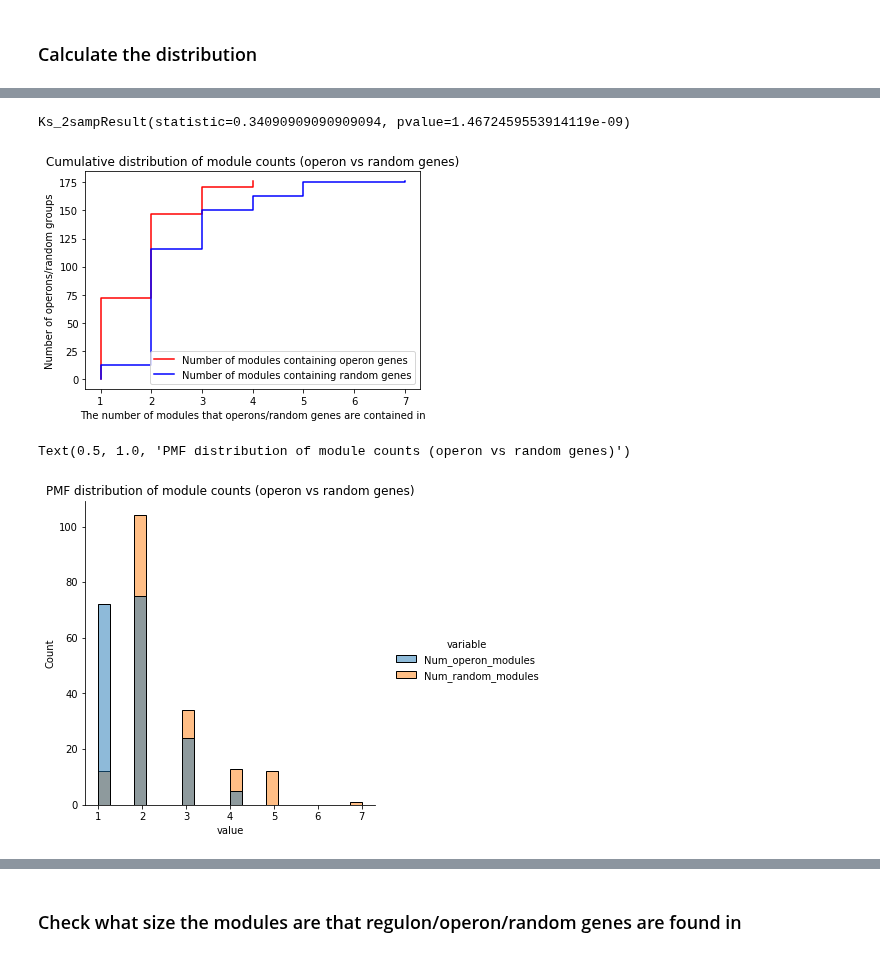
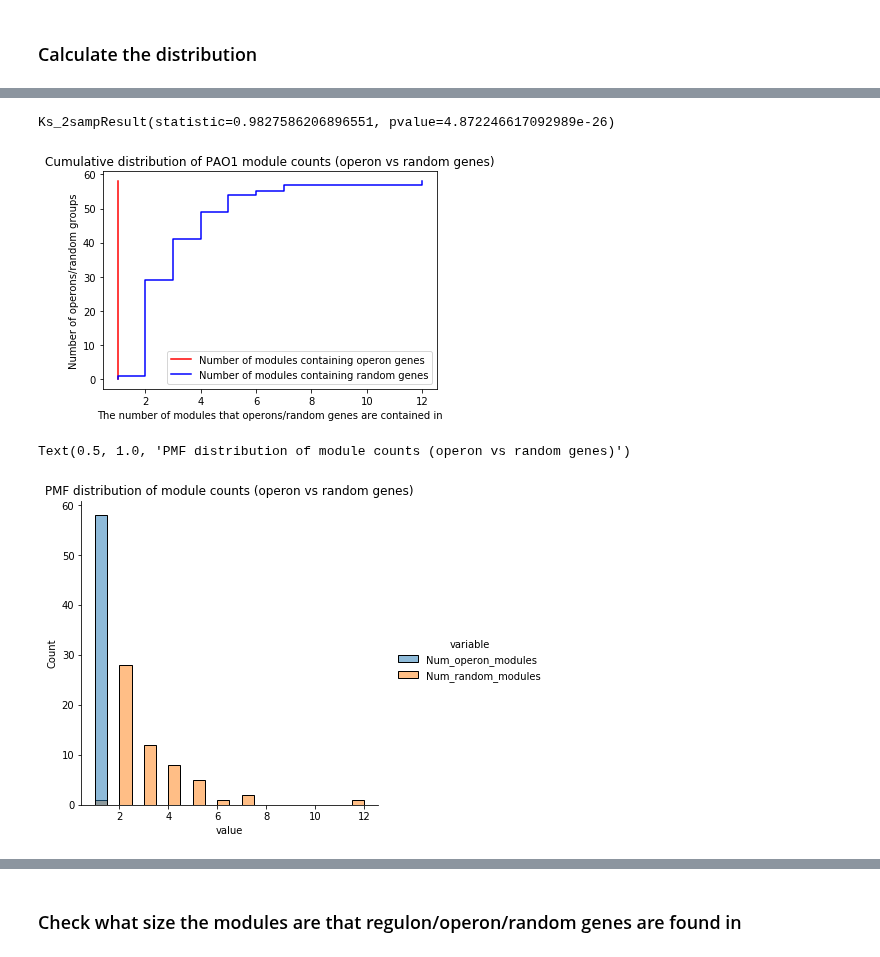
Before and after one commit to greenelab/core-accessory-interactome, a Jupyter notebook: networks/3_module_validation.ipynb, the cells around one changed output, grey strips where cells are left out. Saved outputs shown, nothing was run; the diff lists cells and outputs as text; code cells hidden in the pictures.

```diff
--- a/networks/3_module_validation.ipynb
+++ b/networks/3_module_validation.ipynb
@@ -132,9 +148,15 @@ pao1_regulon_filename = paths.PAO1_REGULON
 pao1_operon_filename = paths.PAO1_OPERON
 
 # Load membership for specific threshold
-pao1_membership_filename = f"pao1_membership_{corr_threshold_toexamine}.tsv"
+pao1_membership_filename = os.path.join(
+    paths.LOCAL_DATA_DIR, f"pao1_modules_{method_toexamine}.tsv"
+)
+pa14_membership_filename = os.path.join(
+    paths.LOCAL_DATA_DIR, f"pa14_modules_{method_toexamine}.tsv"
+)
 
 pao1_membership = pd.read_csv(pao1_membership_filename, sep="\t", header=0, index_col=0)
+pa14_membership = pd.read_csv(pa14_membership_filename, sep="\t", header=0, index_col=0)
 # %%
 pao1_membership.head()
 # %% [output]
@@ -373,25 +553,25 @@ def cumulative_distribution(
 # %%
 cumulative_distribution(
     pao1_operon["Num_operon_modules"],
     label="Number of modules containing operon genes",
     color="red",
 )
 cumulative_distribution(
     pao1_operon["Num_random_modules"],
     label="Number of modules containing random genes",
     color="blue",
 )
 _ = plt.legend()
-plt.title("Cumulative distribution of module counts (operon vs random genes)")
+plt.title("Cumulative distribution of PAO1 module counts (operon vs random genes)")
 plt.ylabel("Number of operons/random groups")
 plt.xlabel("The number of modules that operons/random genes are contained in")
 
 scipy.stats.ks_2samp(
     pao1_operon["Num_operon_modules"], pao1_operon["Num_random_modules"]
 )
 # %% [output]
-Ks_2sampResult(statistic=0.34090909090909094, pvalue=1.4672459553914119e-09)
+Ks_2sampResult(statistic=0.9827586206896551, pvalue=4.872246617092989e-26)
-[figure, old version]
+[figure, new version]
 # %%
 fig = sns.displot(
     pao1_operon_toplot,
@@ -401,4 +581,4 @@ fig = sns.displot(
 plt.title("PMF distribution of module counts (operon vs random genes)")
 # %% [output]
 Text(0.5, 1.0, 'PMF distribution of module counts (operon vs random genes)')
-[figure, old version]
+[figure, new version]
```
Also changed, not shown: parts of 43 cells of this notebook, 3 other files.
